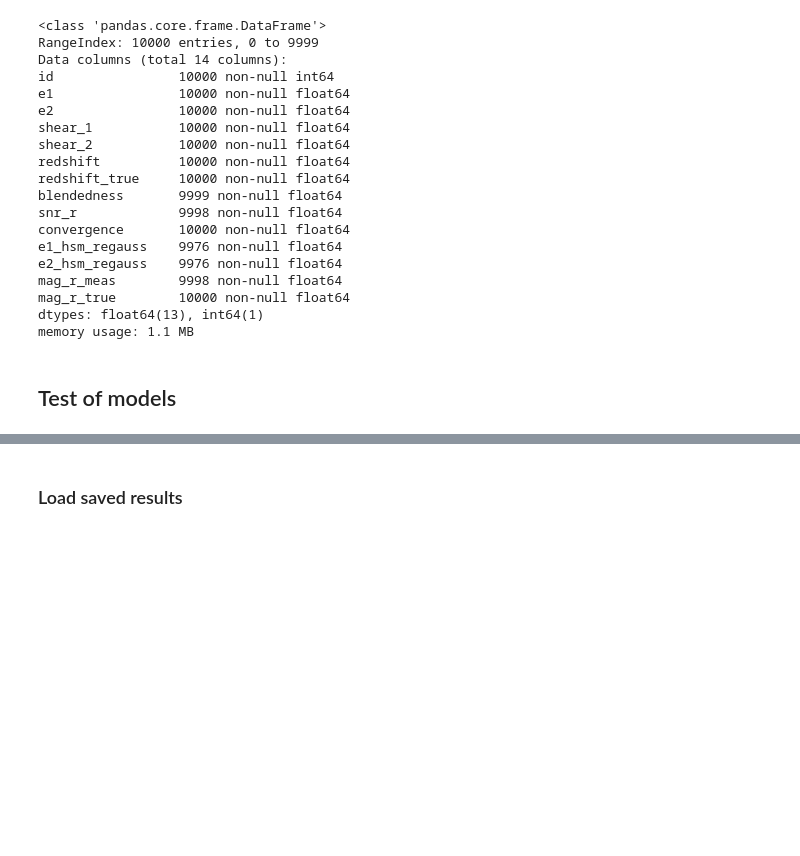
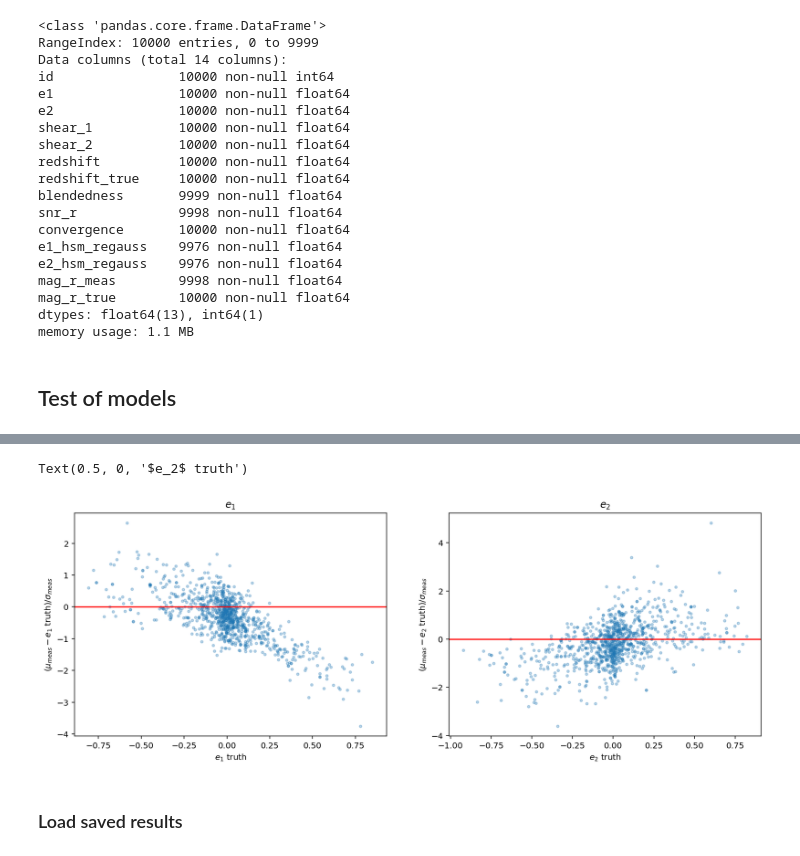
Before and after one commit to BastienArcelin/parameter_estimation, a Jupyter notebook: notebooks/parameter_estimation/DC2_shape_measurement_v5.ipynb, the cells around one changed output, grey strips where cells are left out. Cells and saved outputs as stored; diff of their text form; code cells hidden in the pictures; blank space fills up the shorter version.

```diff
--- a/notebooks/parameter_estimation/DC2_shape_measurement_v5.ipynb
+++ b/notebooks/parameter_estimation/DC2_shape_measurement_v5.ipynb
@@ -215,3 +209,29 @@ Text(0.5, 1.0, '$e2$')
+# %%
+fig, axes = plt.subplots(1, 2, figsize=(15, 5))
+
+axes[0].plot(-e1[:nb_of_points], (e1_out_mean+e1[:nb_of_points])/e1_out_std, '.',label = 'mean +/- 2*stddev', alpha = 0.3)
+#x = np.linspace(-1,1)
+#axes[0].plot(x, x)
+axes[0].axhline(0, color = 'r')
+#axes[0].legend()
+#axes[0].set_ylim(-1,1)
+axes[0].set_title('$e_1$')
+axes[0].set_ylabel('($\mu_{meas} - e_1$ truth)/$\sigma_{meas}$')
+axes[0].set_xlabel('$e_1$ truth')
+
+axes[1].plot(-e2[:nb_of_points], (e2_out_mean-e2[:nb_of_points])/e2_out_std, '.',label = 'mean +/- 2*stddev', alpha = 0.3)
+#x = np.linspace(-1,1)
+#axes[1].plot(x, x)
+#axes[1].legend()
+axes[1].axhline(0, color = 'r')
+#axes[1].set_ylim(-1,1)
+axes[1].set_title('$e_2$')
+axes[1].set_ylabel('($\mu_{meas} - e_2$ truth)/$\sigma_{meas}$')
+
+axes[1].set_xlabel('$e_2$ truth')
+# %% [output]
+Text(0.5, 0, '$e_2$ truth')
+[figure, added]
 # %%
 #np.save('data/net_bnn_noisy.npy', (e1_out_mean,e2_out_mean,e1_out_std,e2_out_std))
 np.save('data/net_once_concat_noisy.npy', (e1_out_mean,e2_out_mean,e1_out_std,e2_out_std))
```
Also changed, not shown: parts of 7 cells of this notebook, 24 other files.
